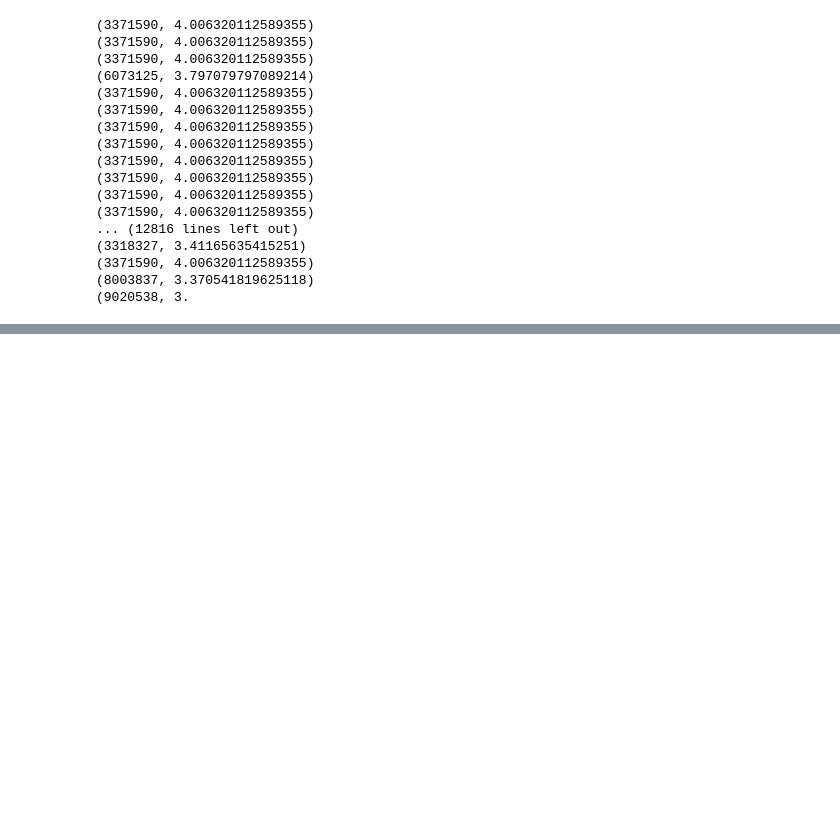
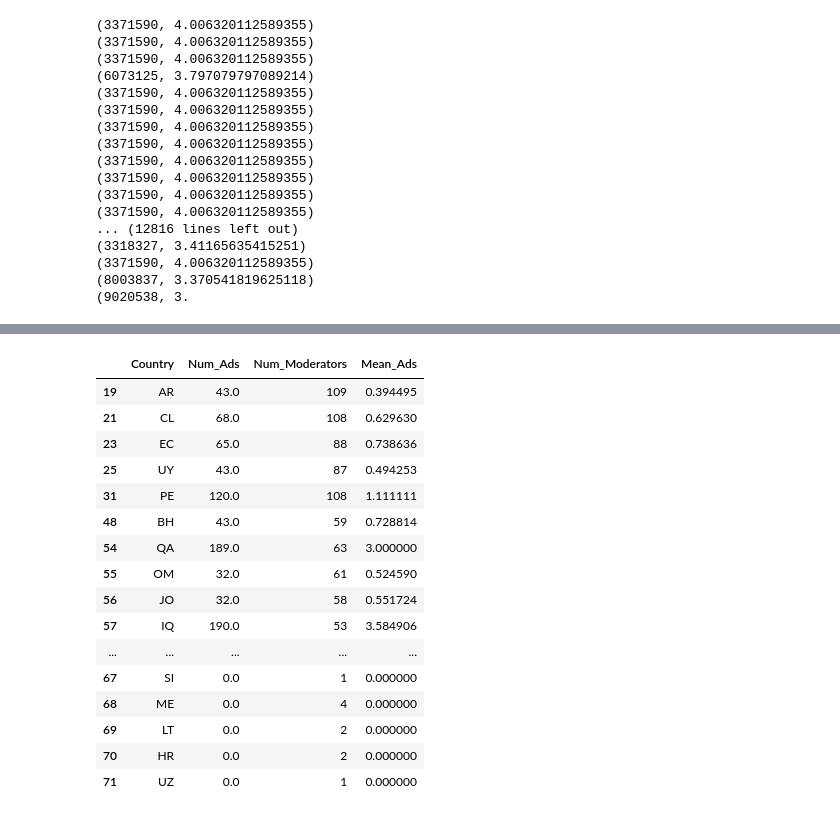
Before and after one commit to Lu-Yi-Fan/Tiktok-hackerthon, a Jupyter notebook: matching.ipynb, the cells around one changed output, grey strips where cells are left out. Drawn from its saved outputs; the diff is of its cells as text; code cells hidden in the pictures; blank space fills up the shorter version.

```diff
--- a/matching.ipynb
+++ b/matching.ipynb
@@ -253,0 +274,6 @@ for index, row in ads_sorted.iterrows():
+# %%
+distinct_countries = df_matched['country'].unique()
+
+
+matched_countries = list(distinct_countries)
+matched_countries
@@ -253,0 +298,4 @@ for index, row in ads_sorted.iterrows():
+# %%
+keys_list = list(sorted_country_mean_ads_dict.keys())
+keys_list
+len(keys_list)
@@ -253,0 +304,7 @@ for index, row in ads_sorted.iterrows():
+# %%
+## what was not matched
+not_matched = []
+for country in keys_list:
+    if country not in matched_countries:
+        not_matched.append(country)
+not_matched
@@ -253,0 +329,22 @@ for index, row in ads_sorted.iterrows():
+# %%
+# Filter the DataFrame based on the 'Country' column
+filtered_df = merged_df[merged_df['Country'].isin(not_matched)]
+filtered_df
+# %% [output]
+|  | Country | Num_Ads | Num_Moderators | Mean_Ads |
+| 19 | AR | 43.0 | 109 | 0.394495 |
+| 21 | CL | 68.0 | 108 | 0.629630 |
+| 23 | EC | 65.0 | 88 | 0.738636 |
+| 25 | UY | 43.0 | 87 | 0.494253 |
+| 31 | PE | 120.0 | 108 | 1.111111 |
+| 48 | BH | 43.0 | 59 | 0.728814 |
+| 54 | QA | 189.0 | 63 | 3.000000 |
+| 55 | OM | 32.0 | 61 | 0.524590 |
+| 56 | JO | 32.0 | 58 | 0.551724 |
+| 57 | IQ | 190.0 | 53 | 3.584906 |
+| ... | ... | ... | ... | ... |
+| 67 | SI | 0.0 | 1 | 0.000000 |
+| 68 | ME | 0.0 | 4 | 0.000000 |
+| 69 | LT | 0.0 | 2 | 0.000000 |
+| 70 | HR | 0.0 | 2 | 0.000000 |
+| 71 | UZ | 0.0 | 1 | 0.000000 |
```
Also changed, not shown: parts of 5 cells of this notebook, 6 other files.
